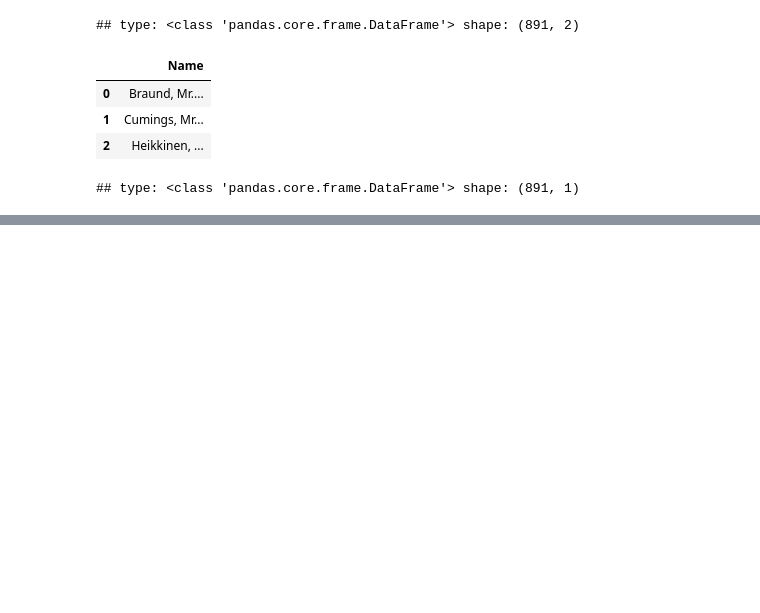
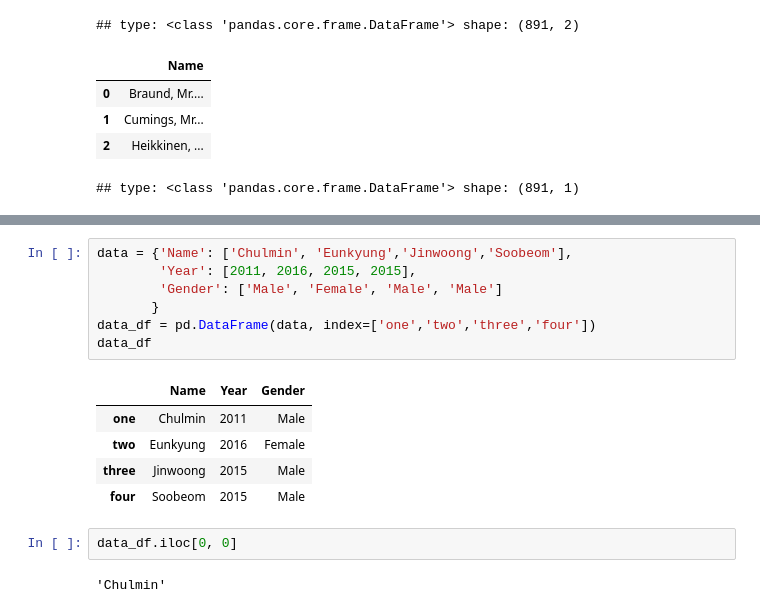
Before and after one commit to leedaehan-kev/ML-python, a Jupyter notebook: section1-python/section1-5-pandas.ipynb, the cells around one changed output, grey strips where cells are left out. Drawn from its saved outputs; the diff is of its cells as text; blank space fills up the shorter version.

```diff
--- a/section1-python/section1-5-pandas.ipynb
+++ b/section1-python/section1-5-pandas.ipynb
@@ -602,3 +602,20 @@ titanic_df[ titanic_df['Pclass'] == 3].head(3)
 | 0 | 1 | 0 | 3 | Braund, Mr.... | male | 22.0 | 1 | 0 | A/5 21171 | 7.250 | ... |
 | 2 | 3 | 1 | 3 | Heikkinen, ... | female | 26.0 | 0 | 0 | STON/O2. 31... | 7.925 | ... |
 | 4 | 5 | 0 | 3 | Allen, Mr. ... | male | 35.0 | 0 | 0 | 373450 | 8.050 | ... |
+# %%
+data = {'Name': ['Chulmin', 'Eunkyung','Jinwoong','Soobeom'],
+        'Year': [2011, 2016, 2015, 2015],
+        'Gender': ['Male', 'Female', 'Male', 'Male']
+       }
+data_df = pd.DataFrame(data, index=['one','two','three','four'])
+data_df
+# %% [output]
+|  | Name | Year | Gender |
+| one | Chulmin | 2011 | Male |
+| two | Eunkyung | 2016 | Female |
+| three | Jinwoong | 2015 | Male |
+| four | Soobeom | 2015 | Male |
+# %%
+data_df.iloc[0, 0]
+# %% [output]
+'Chulmin'
```
Also changed, not shown: parts of 10 cells of this notebook.
